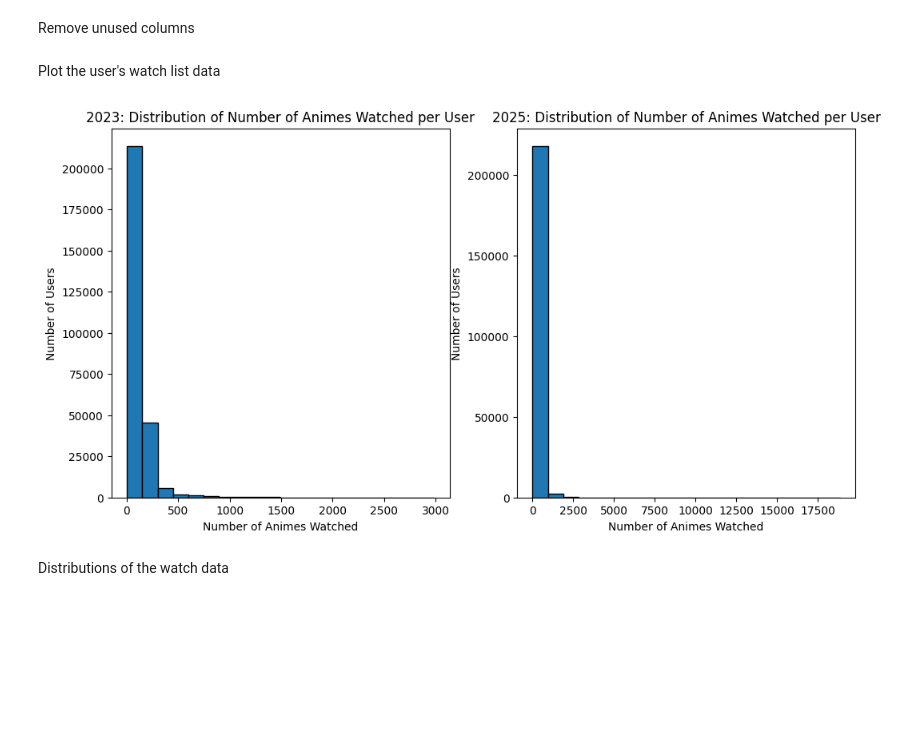
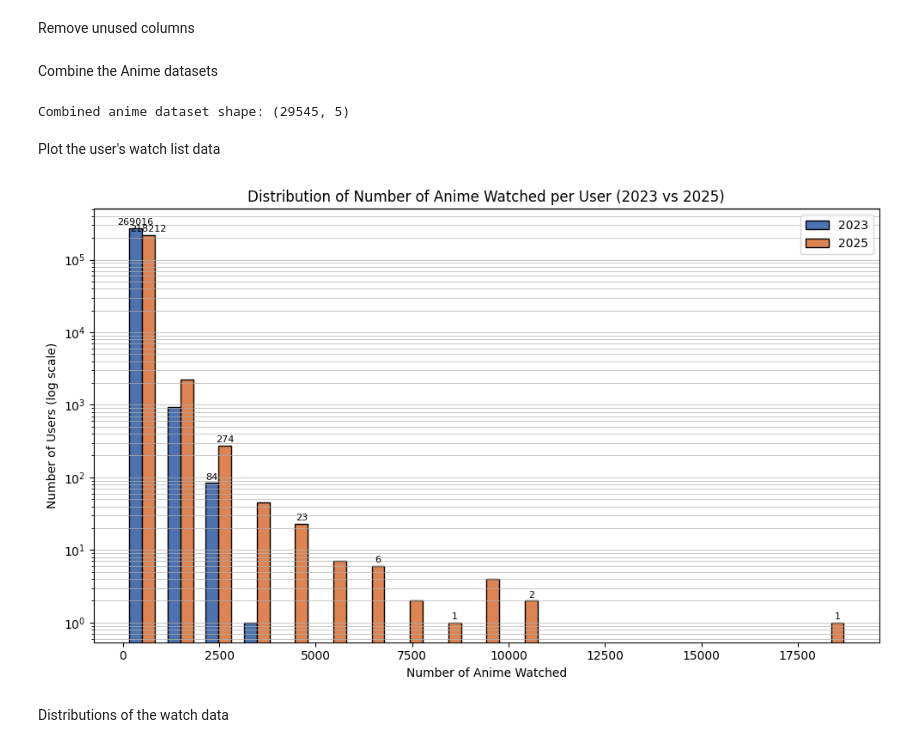
Before and after one commit to raahed/social-network-study-anime, a Jupyter notebook: notebook/preprocessed.ipynb, the cells around one changed output. Saved outputs shown, nothing was run; the diff lists cells and outputs as text; code cells hidden in the pictures; blank space fills up the shorter version.

```diff
--- a/notebook/preprocessed.ipynb
+++ b/notebook/preprocessed.ipynb
@@ -36,27 +46,64 @@ anime_filtered = filter_anime_data(anime_base)
 
 watch_filtered_23 = filter_watch_data(watch_base_23)
 watch_filtered_25 = filter_watch_data(watch_base_25)
+# %% [markdown]
+Combine the Anime datasets
+# %%
+anime_combined = pd.concat([anime_filtered_23, anime_filtered_25], verify_integrity=True).drop_duplicates()
+print(f"Combined anime dataset shape: {anime_combined.shape}")
+# %% [output]
+Combined anime dataset shape: (29545, 5)
 # %% [markdown]
 Plot the user's watch list data
 # %%
 watch_count_23 = watch_filtered_23.groupby('user_id')['anime_id'].nunique()
 watch_count_25 = watch_filtered_25.groupby('user_id')['anime_id'].nunique()
 # %%
-# Create two sub figures for 2023 and 2025 histograms
-plt.figure(figsize=(12, 6))
-plt.subplot(1, 2, 1)
-plt.hist(watch_count_23, bins=20, edgecolor='black')
-plt.title("2023: Distribution of Number of Animes Watched per User")
-plt.xlabel("Number of Animes Watched")
-plt.ylabel("Number of Users")
-plt.subplot(1, 2, 2)
-plt.hist(watch_count_25, bins=20, edgecolor='black')
-plt.title("2025: Distribution of Number of Animes Watched per User")
-plt.xlabel("Number of Animes Watched")
-plt.ylabel("Number of Users")
+# Compute histogram data for both years
+bins = np.linspace(
+    min(min(watch_count_23), min(watch_count_25)),
+    max(max(watch_count_23), max(watch_count_25)),
+    20
+)
+
+counts_23, _ = np.histogram(watch_count_23, bins=bins)
+counts_25, _ = np.histogram(watch_count_25, bins=bins)
+bin_centers = 0.5 * (bins[:-1] + bins[1:])
+
+# Plot combined histogram
+fig, ax = plt.subplots(figsize=(10, 6))
+
+bar_width = (bins[1] - bins[0]) / 3
+bar1 = ax.bar(bin_centers - bar_width/2, counts_23, width=bar_width,
+              label="2023", color="#4C72B0", edgecolor='black')
+bar2 = ax.bar(bin_centers + bar_width/2, counts_25, width=bar_width,
+              label="2025", color="#DD8452", edgecolor='black')
+
+# Log scale and horizontal grid lines
+ax.set_yscale('log')
+ax.yaxis.grid(True, which='both', linestyle='-', linewidth=0.7, alpha=0.7)
+ax.xaxis.grid(False)
+
+# Labels and title
+ax.set_title("Distribution of Number of Anime Watched per User (2023 vs 2025)")
+ax.set_xlabel("Number of Anime Watched")
+ax.set_ylabel("Number of Users (log scale)")
+ax.legend()
+
+# Add count labels on every second bar (only if count > 0)
+for i, (rect1, rect2) in enumerate(zip(bar1, bar2)):
+    if i % 2 == 0:
+        if rect1.get_height() > 0:
+            ax.text(rect1.get_x() + rect1.get_width()/2, rect1.get_height()*1.05,
+                    f"{int(rect1.get_height())}", ha='center', va='bottom', fontsize=8)
+        if rect2.get_height() > 0:
+            ax.text(rect2.get_x() + rect2.get_width()/2, rect2.get_height()*1.05,
+                    f"{int(rect2.get_height())}", ha='center', va='bottom', fontsize=8)
+
+plt.tight_layout()
 plt.show()
 # %% [output]
-[figure, old version]
+[figure, new version]
 # %% [markdown]
 Distributions of the watch data
 # %%
```
Also changed, not shown: parts of 9 cells of this notebook, 1 other file.
